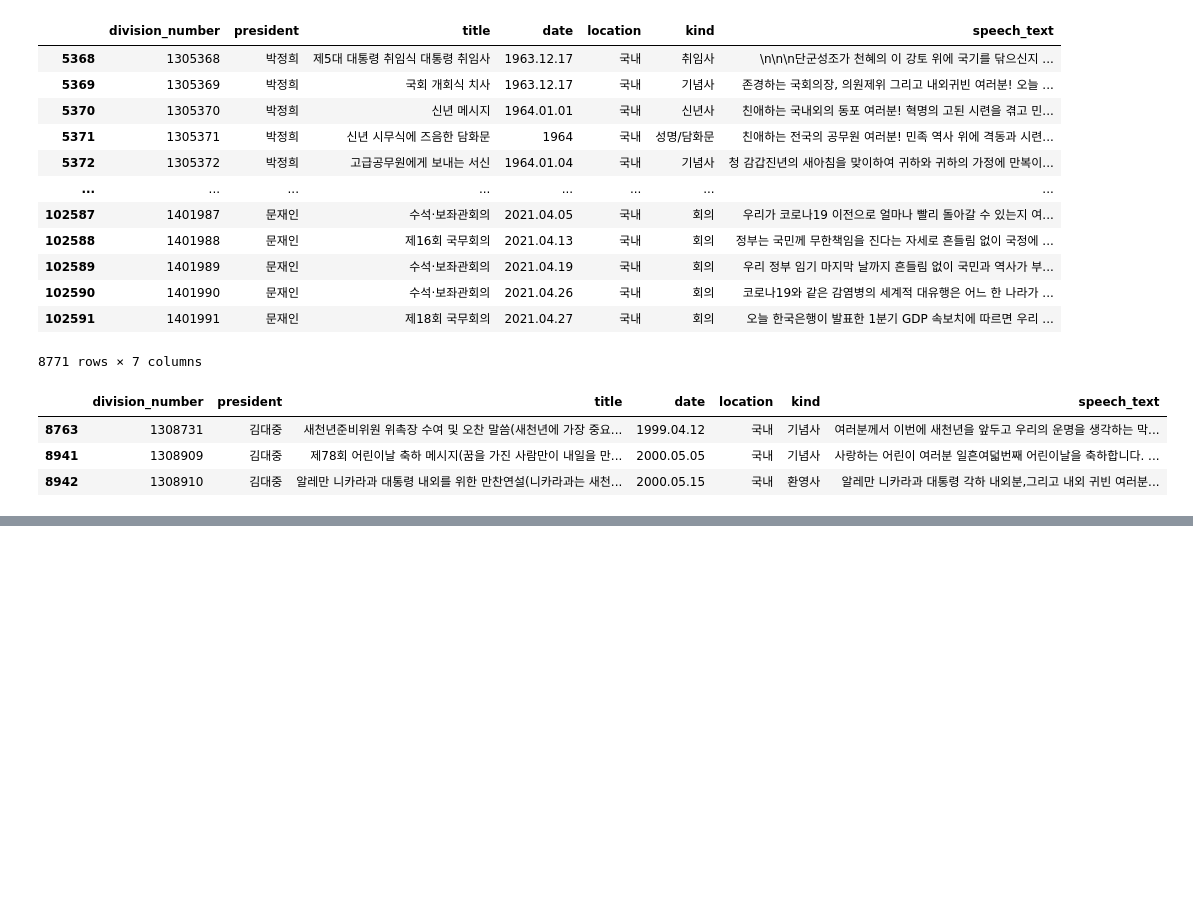
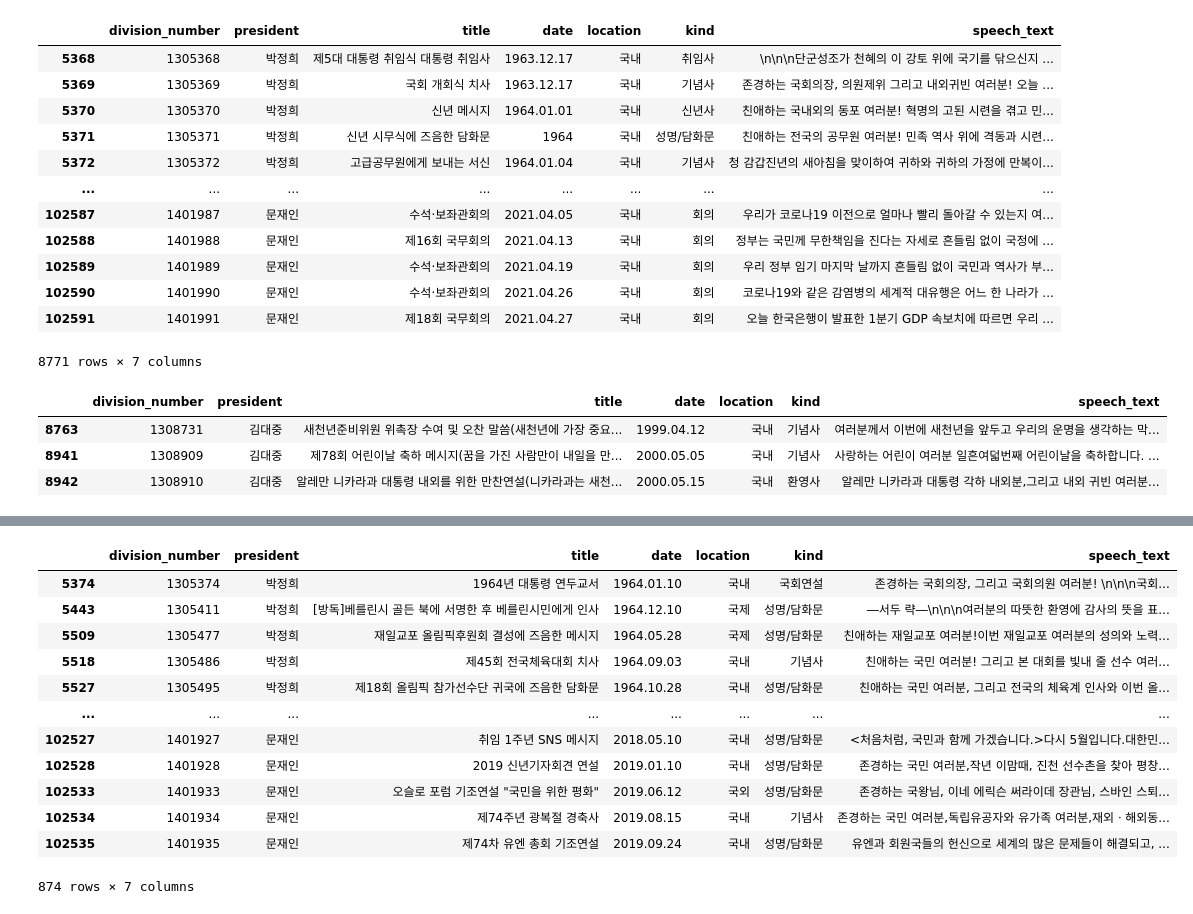
Before and after one commit to jiwon1118/eda-ji, a Jupyter notebook: notebook/president-speech.ipynb, the cells around one changed output, grey strips where cells are left out. Drawn from its saved outputs; the diff is of its cells as text; code cells hidden in the pictures; blank space fills up the shorter version.

```diff
--- a/notebook/president-speech.ipynb
+++ b/notebook/president-speech.ipynb
@@ -90,0 +182,16 @@ df.sort_values(by='president').head(3)    # sort 정렬
+# %%
+f_df
+# %% [output]
+|  | division_number | president | title | date | location | kind | speech_text |
+| 5374 | 1305374 | 박정희 | 1964년 대통령 연두교서 | 1964.01.10 | 국내 | 국회연설 | 존경하는 국회의장, 그리고 국회의원 여러분! \n\n\n국회... |
+| 5443 | 1305411 | 박정희 | [방독]베를린시 골든 북에 서명한 후 베를린시민에게 인사 | 1964.12.10 | 국제 | 성명/담화문 | ―서두 략―\n\n\n여러분의 따뜻한 환영에 감사의 뜻을 표... |
+| 5509 | 1305477 | 박정희 | 재일교포 올림픽후원회 결성에 즈음한 메시지 | 1964.05.28 | 국제 | 성명/담화문 | 친애하는 재일교포 여러분!이번 재일교포 여러분의 성의와 노력... |
+| 5518 | 1305486 | 박정희 | 제45회 전국체육대회 치사 | 1964.09.03 | 국내 | 기념사 | 친애하는 국민 여러분! 그리고 본 대회를 빛내 줄 선수 여러... |
+| 5527 | 1305495 | 박정희 | 제18회 올림픽 참가선수단 귀국에 즈음한 담화문 | 1964.10.28 | 국내 | 성명/담화문 | 친애하는 국민 여러분, 그리고 전국의 체육계 인사와 이번 올... |
+| ... | ... | ... | ... | ... | ... | ... | ... |
+| 102527 | 1401927 | 문재인 | 취임 1주년 SNS 메시지 | 2018.05.10 | 국내 | 성명/담화문 | <처음처럼, 국민과 함께 가겠습니다.>다시 5월입니다.대한민... |
+| 102528 | 1401928 | 문재인 | 2019 신년기자회견 연설 | 2019.01.10 | 국내 | 성명/담화문 | 존경하는 국민 여러분,작년 이맘때, 진천 선수촌을 찾아 평창... |
+| 102533 | 1401933 | 문재인 | 오슬로 포럼 기조연설 "국민을 위한 평화" | 2019.06.12 | 국외 | 성명/담화문 | 존경하는 국왕님, 이네 에릭슨 써라이데 장관님, 스바인 스퇴... |
+| 102534 | 1401934 | 문재인 | 제74주년 광복절 경축사 | 2019.08.15 | 국내 | 기념사 | 존경하는 국민 여러분,독립유공자와 유가족 여러분,재외ㆍ해외동... |
+| 102535 | 1401935 | 문재인 | 제74차 유엔 총회 기조연설 | 2019.09.24 | 국내 | 성명/담화문 | 유엔과 회원국들의 헌신으로 세계의 많은 문제들이 해결되고, ... |
+874 rows × 7 columns
```
Also changed, not shown: parts of 14 cells of this notebook, 2 other files.
